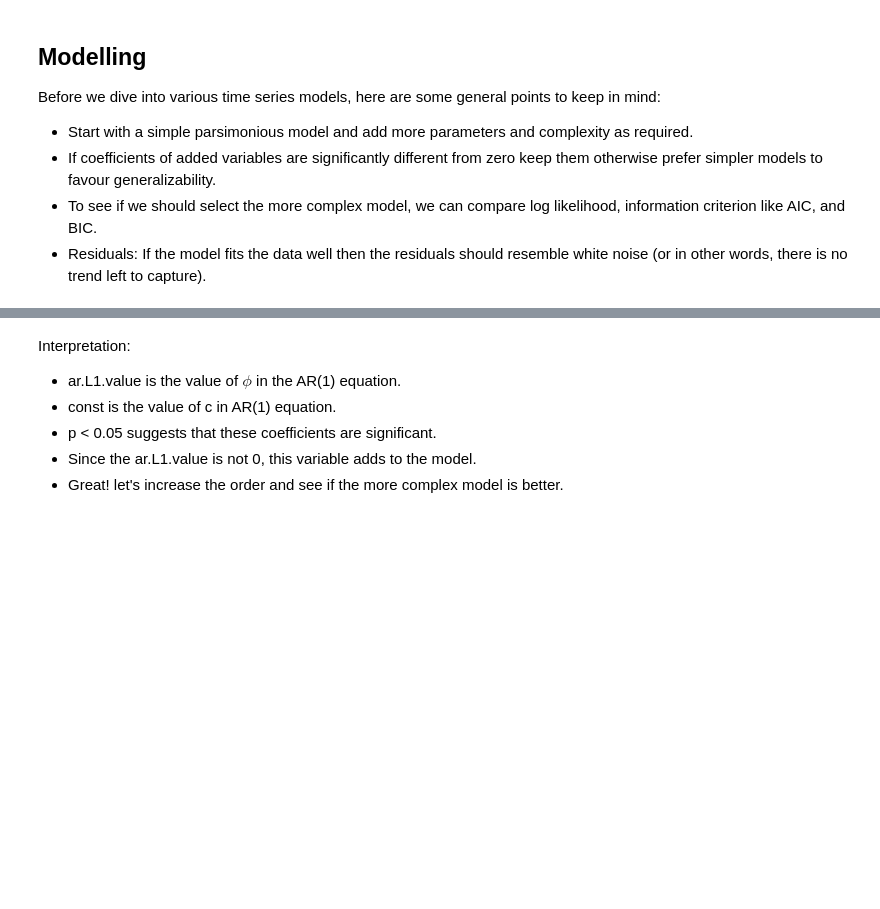
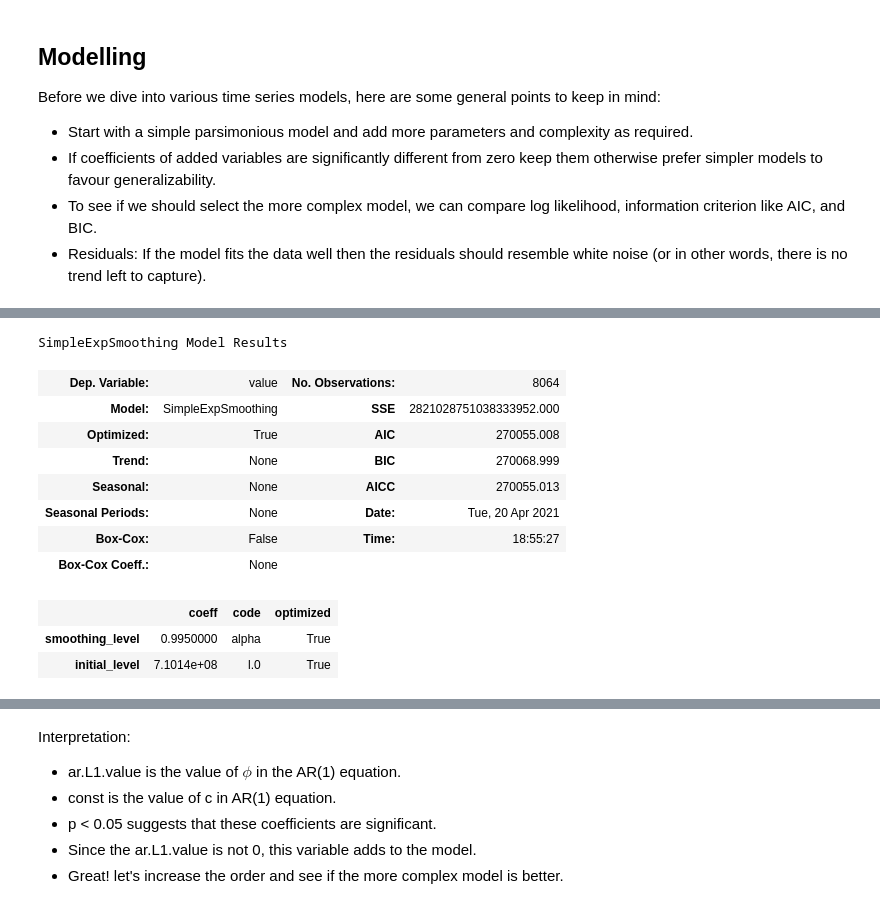
Before and after one commit to aicoe-aiops/time-series, a Jupyter notebook: notebooks/ts-3-concepts.ipynb, the cells around one changed output, grey strips where cells are left out. Cells and saved outputs as stored; diff of their text form; code cells hidden in the pictures; blank space fills up the shorter version.

```diff
--- a/notebooks/ts-3-concepts.ipynb
+++ b/notebooks/ts-3-concepts.ipynb
@@ -304,0 +408,20 @@ Before we dive into various time series models, here are some general points to
+# %%
+ses_train = pd.DataFrame(train)
+# %%
+# Try autofit
+ses_model = SimpleExpSmoothing(ses_train["value"])
+ses_model_autofit = ses_model.fit(optimized=True, use_brute=True)
+ses_model_autofit.summary()
+# %% [output]
+SimpleExpSmoothing Model Results
+| Dep. Variable: | value | No. Observations: | 8064 |
+| Model: | SimpleExpSmoothing | SSE | 2821028751038333952.000 |
+| Optimized: | True | AIC | 270055.008 |
+| Trend: | None | BIC | 270068.999 |
+| Seasonal: | None | AICC | 270055.013 |
+| Seasonal Periods: | None | Date: | Tue, 20 Apr 2021 |
+| Box-Cox: | False | Time: | 18:55:27 |
+| Box-Cox Coeff.: | None |  |  |
+|  | coeff | code | optimized |
+| smoothing_level | 0.9950000 | alpha | True |
+| initial_level | 7.1014e+08 | l.0 | True |
```
Also changed, not shown: parts of 71 cells of this notebook, 1 other file.
